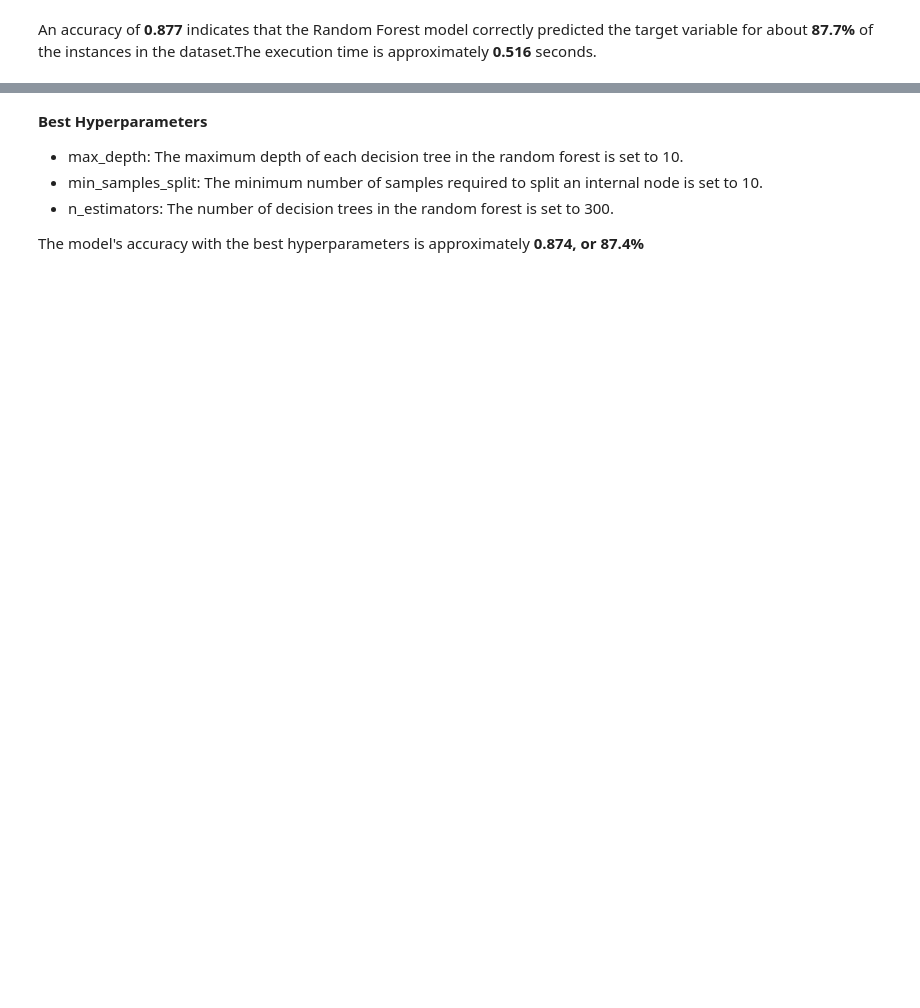
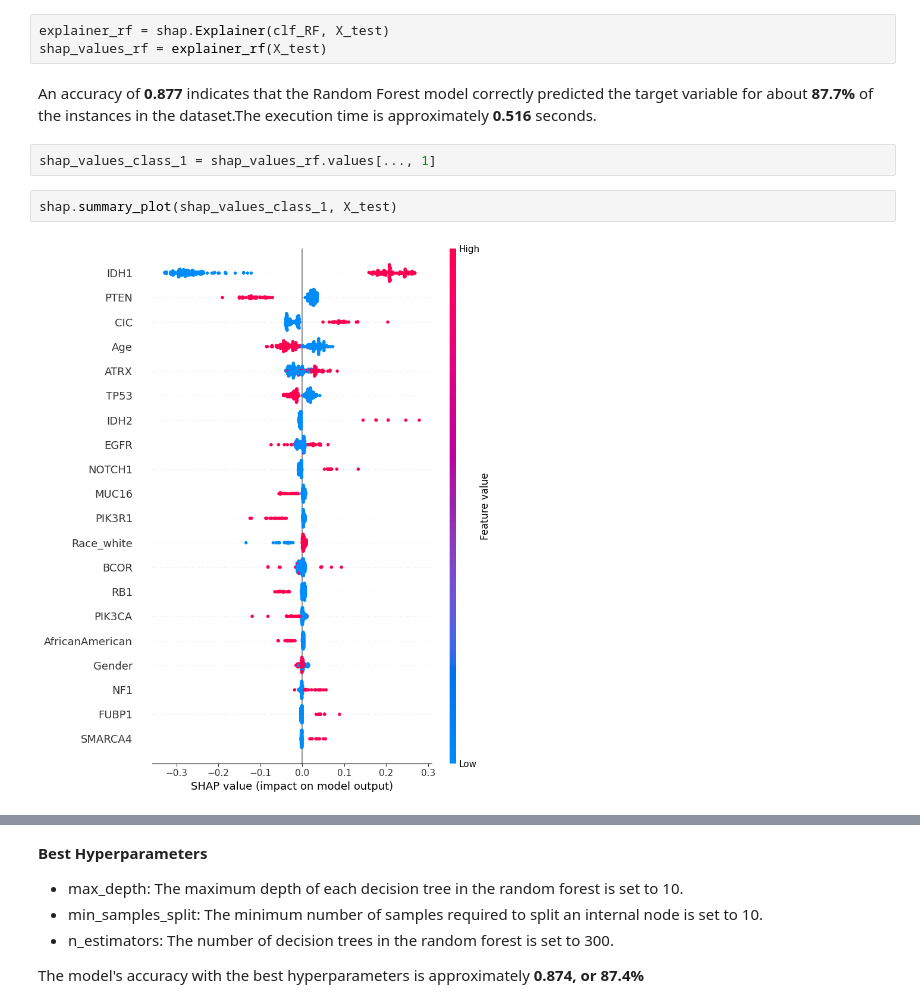
Before and after one commit to enggabhishek/glioma-prediction, a Jupyter notebook: Glioma_Brain_Cancer_Predictor.ipynb, the cells around one changed output, grey strips where cells are left out. Drawn from its saved outputs; the diff is of its cells as text; blank space fills up the shorter version.

```diff
--- a/Glioma_Brain_Cancer_Predictor.ipynb
+++ b/Glioma_Brain_Cancer_Predictor.ipynb
@@ -364,7 +428,16 @@ Excecution Time: 0.2606985569000244 seconds
+# %%
+explainer_rf = shap.Explainer(clf_RF, X_test)
+shap_values_rf = explainer_rf(X_test)
 # %% [markdown]
 <p>
     An accuracy of <b>0.877</b> indicates that the Random Forest model correctly predicted the target variable for about <b>87.7%</b> of the instances in the dataset.The execution time is approximately <b>0.516</b> seconds.
 </p>
+# %%
+shap_values_class_1 = shap_values_rf.values[..., 1]
+# %%
+shap.summary_plot(shap_values_class_1, X_test)
+# %% [output]
+[figure, added]
 # %%
 #=========================Hyper-parameter Tuning of Random Forest=========================================
 param_grid = {
```
Also changed, not shown: parts of 36 cells of this notebook.
